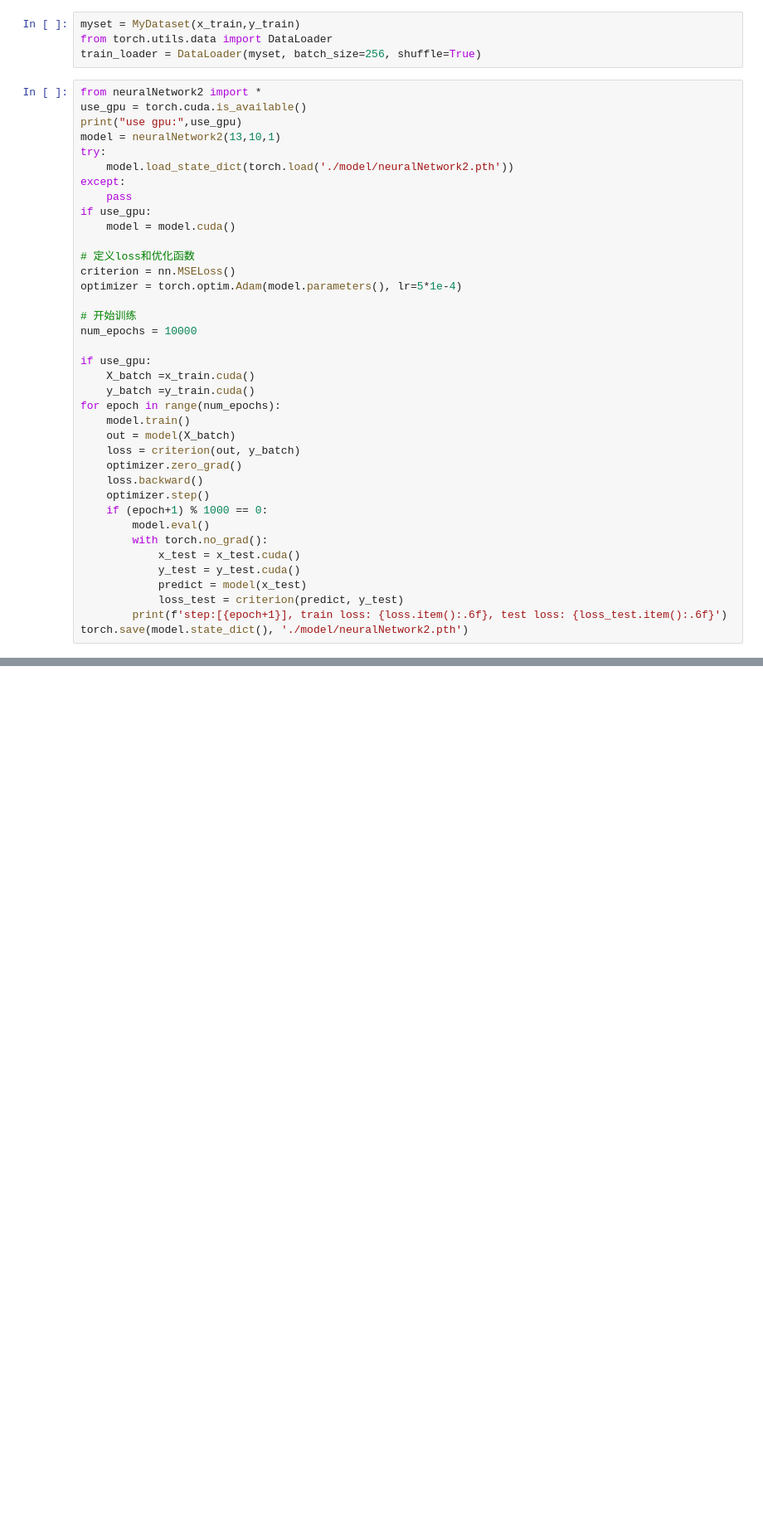
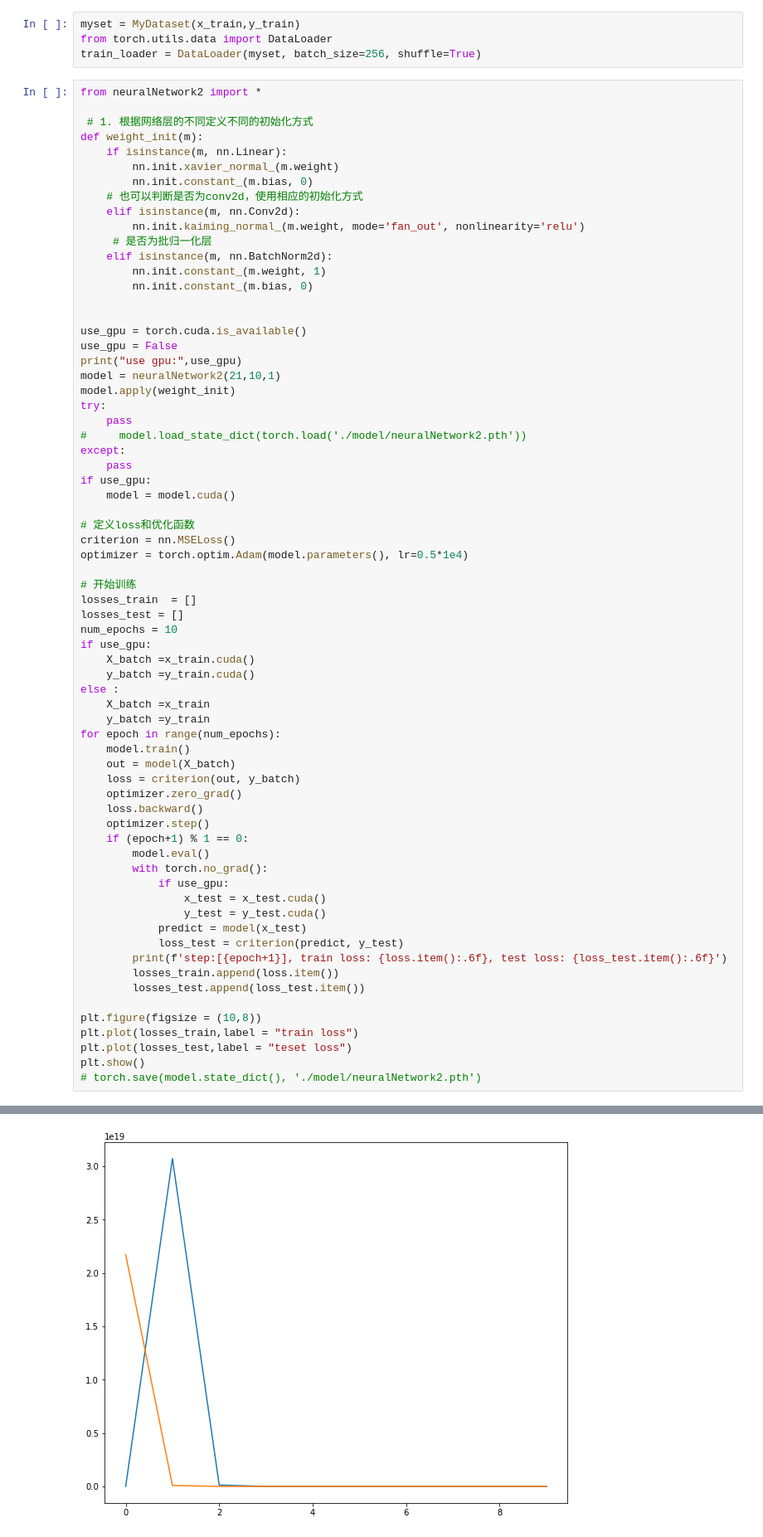
Before and after one commit to gejianwnen/IGBT_NASA, a Jupyter notebook: baseline.ipynb, the cells around one changed output, grey strips where cells are left out. Shown at 83% size. Drawn from its saved outputs; the diff is of its cells as text; blank space fills up the shorter version.

```diff
--- a/baseline.ipynb
+++ b/baseline.ipynb
@@ -479,11 +522,29 @@ from torch.utils.data import DataLoader
 train_loader = DataLoader(myset, batch_size=256, shuffle=True)
 # %%
 from neuralNetwork2 import *
+
+ # 1. 根据网络层的不同定义不同的初始化方式
+def weight_init(m):
+    if isinstance(m, nn.Linear):
+        nn.init.xavier_normal_(m.weight)
+        nn.init.constant_(m.bias, 0)
+    # 也可以判断是否为conv2d，使用相应的初始化方式
+    elif isinstance(m, nn.Conv2d):
+        nn.init.kaiming_normal_(m.weight, mode='fan_out', nonlinearity='relu')
+     # 是否为批归一化层
+    elif isinstance(m, nn.BatchNorm2d):
+        nn.init.constant_(m.weight, 1)
+        nn.init.constant_(m.bias, 0)
+
+
 use_gpu = torch.cuda.is_available()
+use_gpu = False
 print("use gpu:",use_gpu)
-model = neuralNetwork2(13,10,1)
+model = neuralNetwork2(21,10,1)
+model.apply(weight_init)
 try:
-    model.load_state_dict(torch.load('./model/neuralNetwork2.pth'))
+    pass
+#     model.load_state_dict(torch.load('./model/neuralNetwork2.pth'))
 except:
     pass
 if use_gpu:
@@ -491,14 +552,18 @@ if use_gpu:
 
 # 定义loss和优化函数
 criterion = nn.MSELoss()
-optimizer = torch.optim.Adam(model.parameters(), lr=5*1e-4)
+optimizer = torch.optim.Adam(model.parameters(), lr=0.5*1e4)
 
 # 开始训练
-num_epochs = 10000
-
+losses_train  = []
+losses_test = []
+num_epochs = 10
 if use_gpu:
     X_batch =x_train.cuda()
     y_batch =y_train.cuda()
+else :
+    X_batch =x_train
+    y_batch =y_train
 for epoch in range(num_epochs):
     model.train()
     out = model(X_batch)
@@ -506,13 +571,21 @@ for epoch in range(num_epochs):
     optimizer.zero_grad()
     loss.backward()
     optimizer.step()
-    if (epoch+1) % 1000 == 0:
+    if (epoch+1) % 1 == 0:
         model.eval()
         with torch.no_grad():
-            x_test = x_test.cuda()
-            y_test = y_test.cuda()
+            if use_gpu:
+                x_test = x_test.cuda()
+                y_test = y_test.cuda()
             predict = model(x_test)
             loss_test = criterion(predict, y_test)
         print(f'step:[{epoch+1}], train loss: {loss.item():.6f}, test loss: {loss_test.item():.6f}')
-torch.save(model.state_dict(), './model/neuralNetwork2.pth')
+        losses_train.append(loss.item())
+        losses_test.append(loss_test.item())
+
+plt.figure(figsize = (10,8))
+plt.plot(losses_train,label = "train loss")
+plt.plot(losses_test,label = "teset loss")
+plt.show()
+# torch.save(model.state_dict(), './model/neuralNetwork2.pth')
 # %% [output]
@@ -530,3 +603,4 @@ step:[10000], train loss: 0.060441, test loss: 0.109124
+[figure, added]
 # %%
 model.eval()
 with torch.no_grad():
```
Also changed, not shown: parts of 19 cells of this notebook, 2 other files.
